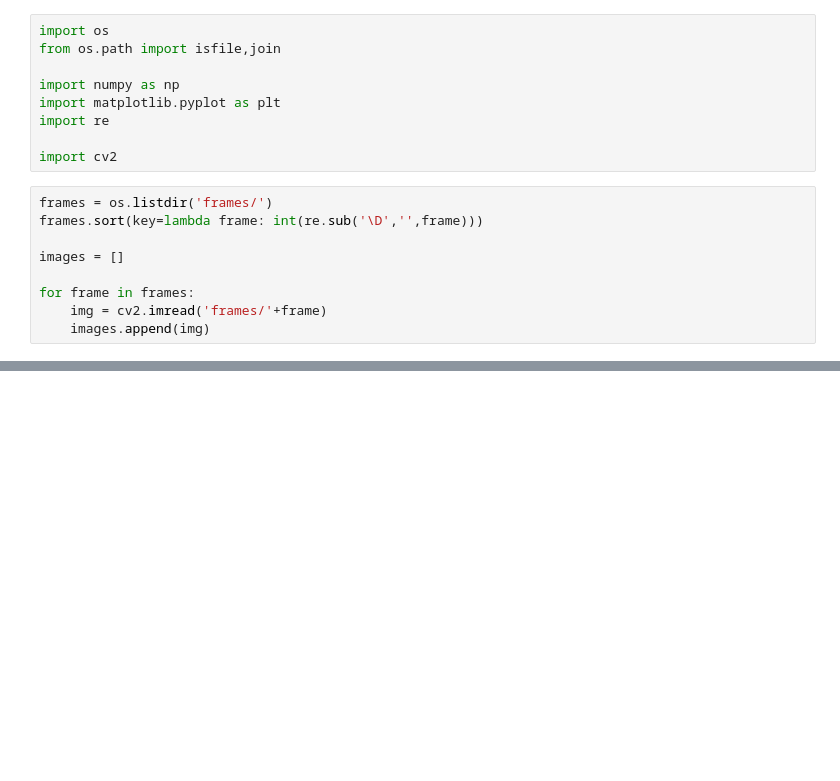
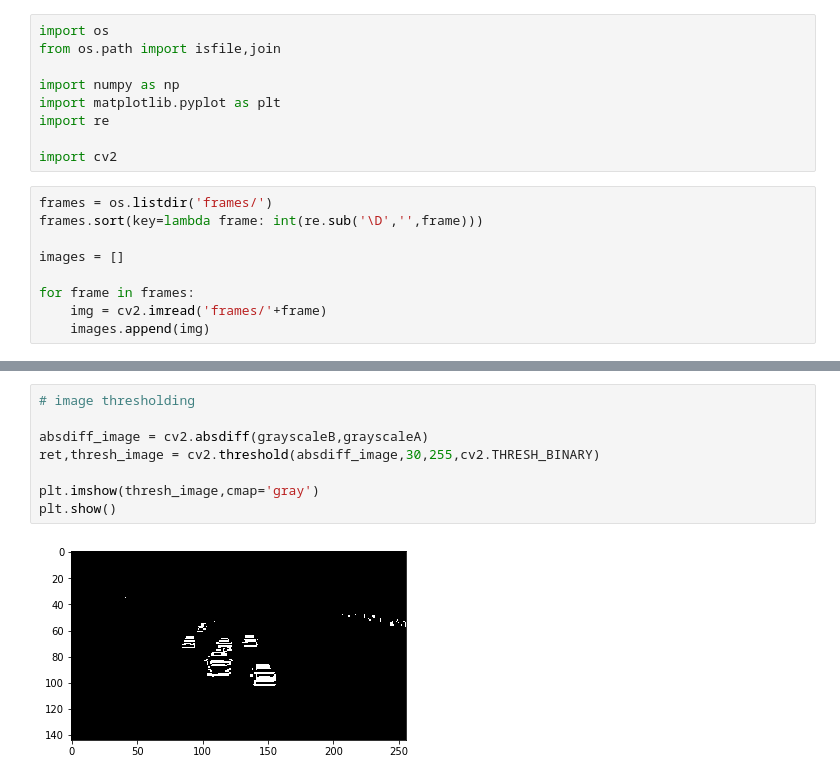
Before and after one commit to sidthakur08/Vehicle-Detection, a Jupyter notebook: Vehicle Detection using OpenCV.ipynb, the cells around one changed output, grey strips where cells are left out. Drawn from its saved outputs; the diff is of its cells as text; blank space fills up the shorter version.

```diff
--- a/Vehicle Detection using OpenCV.ipynb
+++ b/Vehicle Detection using OpenCV.ipynb
@@ -33,0 +39,10 @@ plt.imshow(cv2.abs)
+# %%
+# image thresholding
+
+absdiff_image = cv2.absdiff(grayscaleB,grayscaleA)
+ret,thresh_image = cv2.threshold(absdiff_image,30,255,cv2.THRESH_BINARY)
+
+plt.imshow(thresh_image,cmap='gray')
+plt.show()
+# %% [output]
+[figure, added]
```
Also changed, not shown: parts of 3 cells of this notebook.
